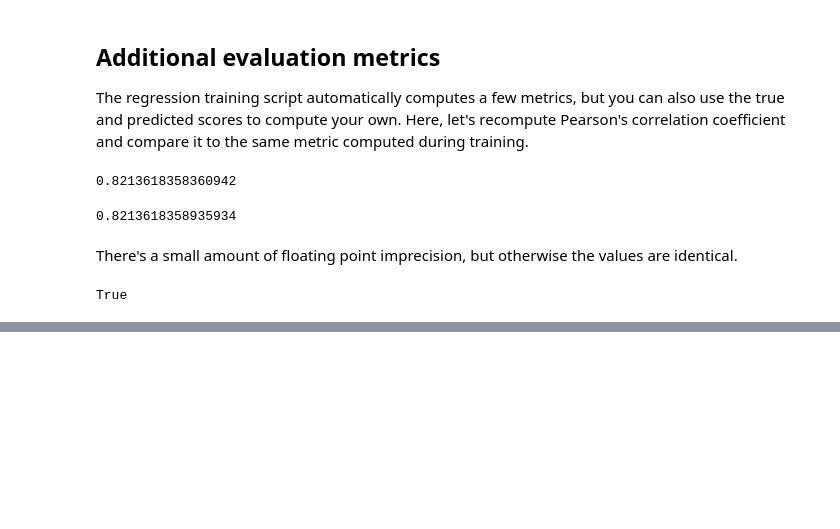
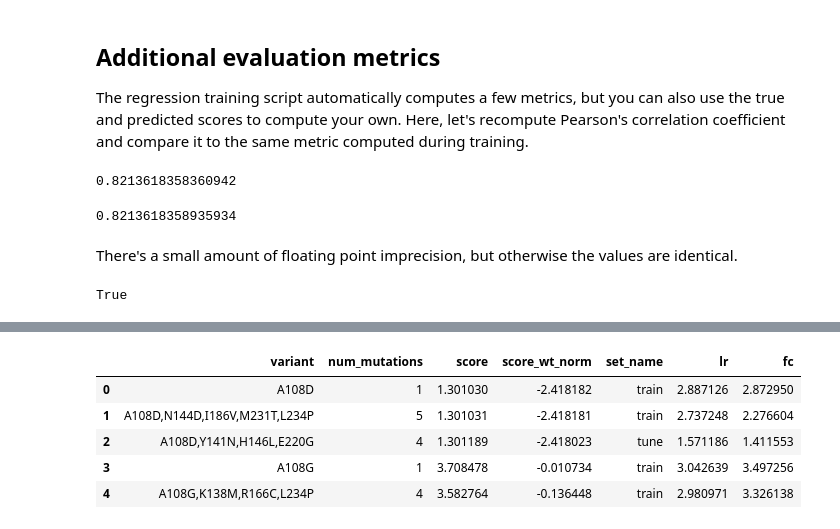
Before and after one commit to gitter-lab/nn4dms, a Jupyter notebook: notebooks/analysis.ipynb, the cells around one changed output, grey strips where cells are left out. Saved outputs shown, nothing was run; the diff lists cells and outputs as text; code cells hidden in the pictures; blank space fills up the shorter version.

```diff
--- a/notebooks/analysis.ipynb
+++ b/notebooks/analysis.ipynb
@@ -133,0 +140,10 @@ True
+# %%
+ds = an.load_predictions(log_dirs, col_names=["lr", "fc"])
+ds.head()
+# %% [output]
+|  | variant | num_mutations | score | score_wt_norm | set_name | lr | fc |
+| 0 | A108D | 1 | 1.301030 | -2.418182 | train | 2.887126 | 2.872950 |
+| 1 | A108D,N144D,I186V,M231T,L234P | 5 | 1.301031 | -2.418181 | train | 2.737248 | 2.276604 |
+| 2 | A108D,Y141N,H146L,E220G | 4 | 1.301189 | -2.418023 | tune | 1.571186 | 1.411553 |
+| 3 | A108G | 1 | 3.708478 | -0.010734 | train | 3.042639 | 3.497256 |
+| 4 | A108G,K138M,R166C,L234P | 4 | 3.582764 | -0.136448 | train | 2.980971 | 3.326138 |
```
Also changed, not shown: parts of 12 cells of this notebook, 1 other file.
